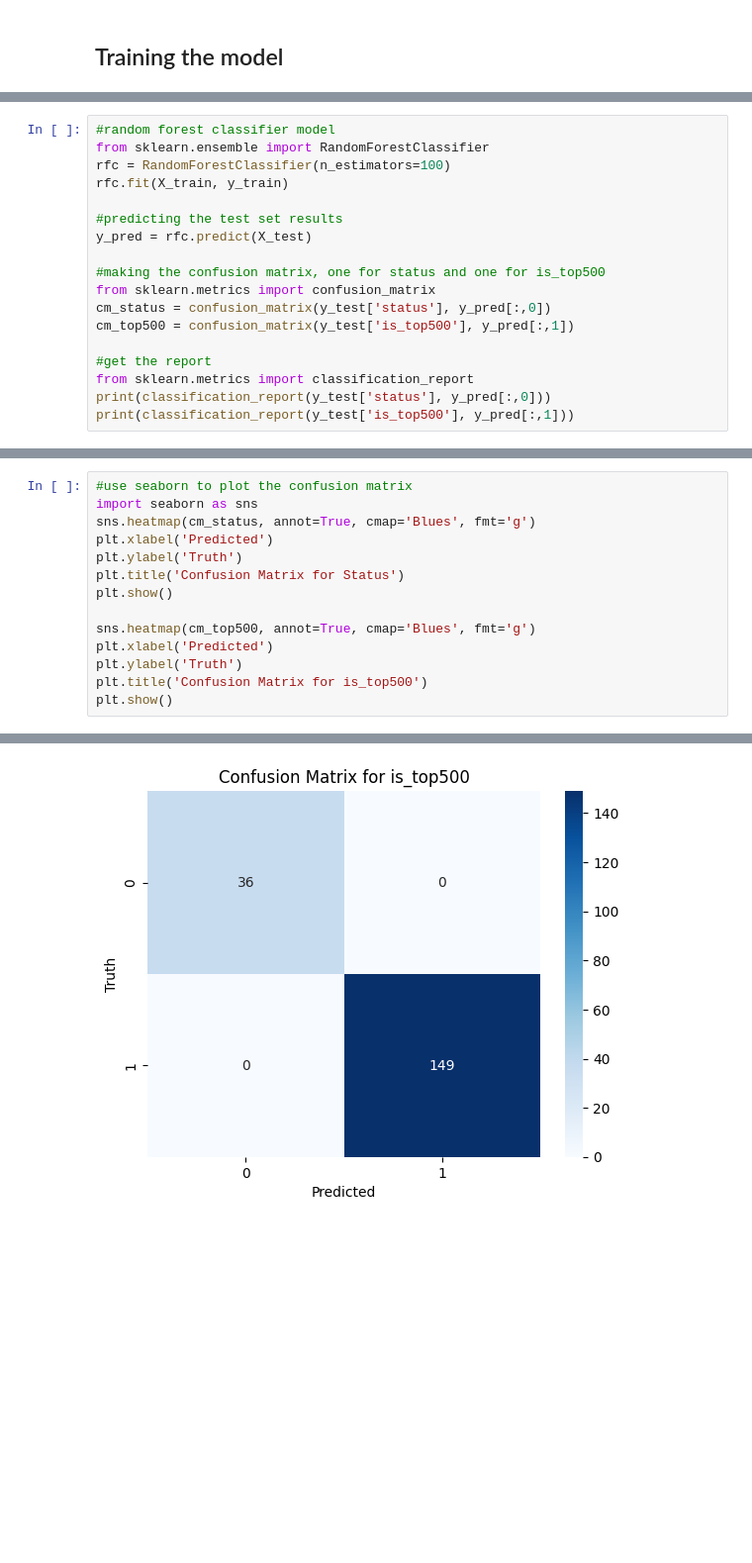
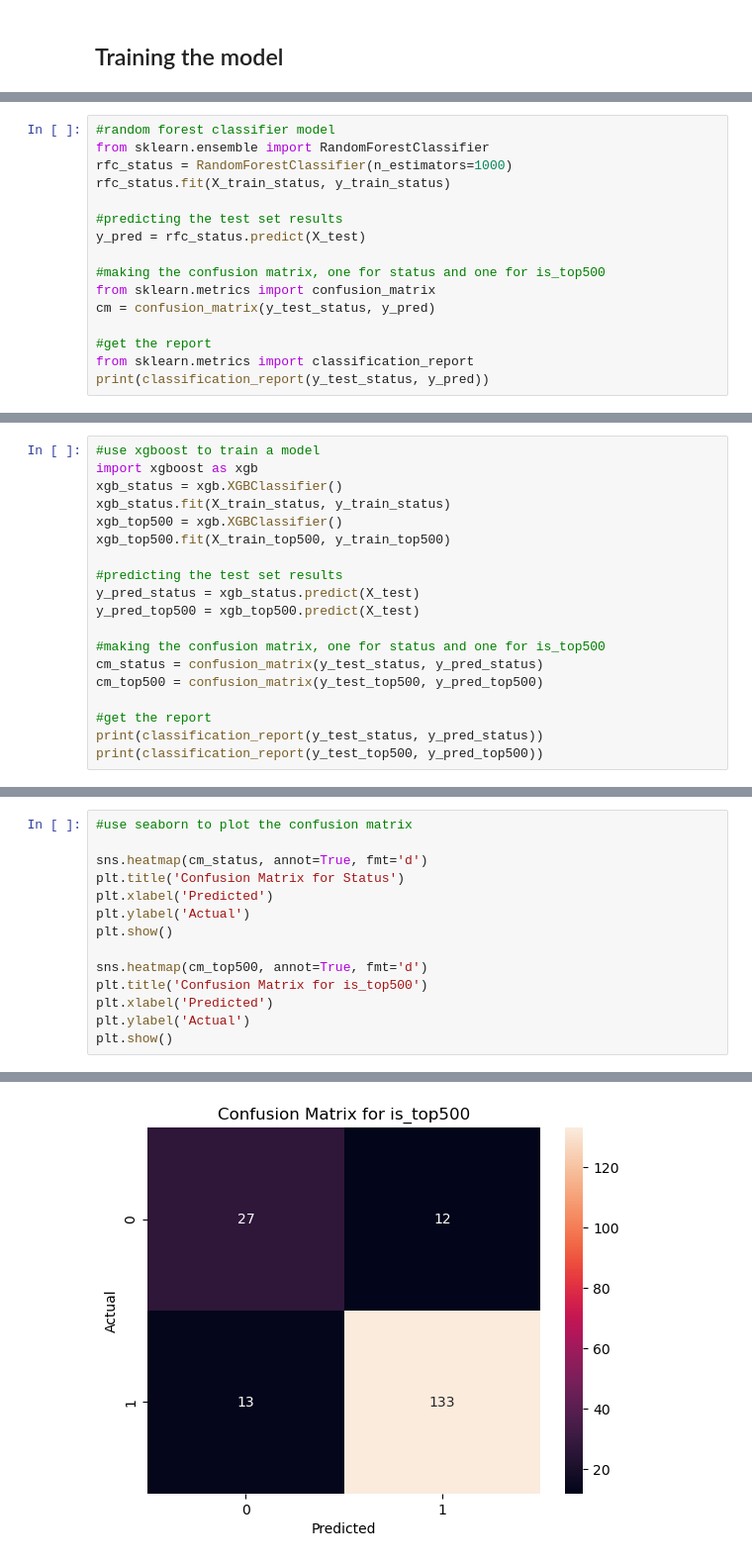
Before and after one commit to BoltStrike77/SparkHub, a Jupyter notebook: startupPredictor.ipynb, the cells around one changed output, grey strips where cells are left out. Shown: that part at 99% size. Saved outputs shown, nothing was run; the diff lists cells and outputs as text; blank space fills up the shorter version.

Commit message:
Massive model changes, added SMOTE to rebalance models.

```diff
--- a/startupPredictor.ipynb
+++ b/startupPredictor.ipynb
@@ -111,21 +193,19 @@ X_train, X_test, y_train, y_test = train_test_split(X, y, test_size=0.2)
 # %%
 #random forest classifier model
 from sklearn.ensemble import RandomForestClassifier
-rfc = RandomForestClassifier(n_estimators=100)
-rfc.fit(X_train, y_train)
+rfc_status = RandomForestClassifier(n_estimators=1000)
+rfc_status.fit(X_train_status, y_train_status)
 
 #predicting the test set results
-y_pred = rfc.predict(X_test)
+y_pred = rfc_status.predict(X_test)
 
 #making the confusion matrix, one for status and one for is_top500
 from sklearn.metrics import confusion_matrix
-cm_status = confusion_matrix(y_test['status'], y_pred[:,0])
-cm_top500 = confusion_matrix(y_test['is_top500'], y_pred[:,1])
+cm = confusion_matrix(y_test_status, y_pred)
 
 #get the report
 from sklearn.metrics import classification_report
-print(classification_report(y_test['status'], y_pred[:,0]))
-print(classification_report(y_test['is_top500'], y_pred[:,1]))
+print(classification_report(y_test_status, y_pred))
 # %% [output]
               precision    recall  f1-score   support
 
@@ -159,0 +308,19 @@ print(accuracy_score(y_train['is_top500'], rfc.predict(X_train)[:,1]))
+# %%
+#use xgboost to train a model
+import xgboost as xgb
+xgb_status = xgb.XGBClassifier()
+xgb_status.fit(X_train_status, y_train_status)
+xgb_top500 = xgb.XGBClassifier()
+xgb_top500.fit(X_train_top500, y_train_top500)
+
+#predicting the test set results
+y_pred_status = xgb_status.predict(X_test)
+y_pred_top500 = xgb_top500.predict(X_test)
+
+#making the confusion matrix, one for status and one for is_top500
+cm_status = confusion_matrix(y_test_status, y_pred_status)
+cm_top500 = confusion_matrix(y_test_top500, y_pred_top500)
+
+#get the report
+print(classification_report(y_test_status, y_pred_status))
+print(classification_report(y_test_top500, y_pred_top500))
@@ -160,15 +362,15 @@ print(accuracy_score(y_train['is_top500'], rfc.predict(X_train)[:,1]))
 # %%
 #use seaborn to plot the confusion matrix
-import seaborn as sns
-sns.heatmap(cm_status, annot=True, cmap='Blues', fmt='g')
+
+sns.heatmap(cm_status, annot=True, fmt='d')
+plt.title('Confusion Matrix for Status')
 plt.xlabel('Predicted')
-plt.ylabel('Truth')
-plt.title('Confusion Matrix for Status')
+plt.ylabel('Actual')
 plt.show()
 
-sns.heatmap(cm_top500, annot=True, cmap='Blues', fmt='g')
+sns.heatmap(cm_top500, annot=True, fmt='d')
+plt.title('Confusion Matrix for is_top500')
 plt.xlabel('Predicted')
-plt.ylabel('Truth')
-plt.title('Confusion Matrix for is_top500')
+plt.ylabel('Actual')
 plt.show()
 # %% [output]
@@ -176 +378 @@ plt.show()
-[figure, old version]
+[figure, new version]
```
Also changed, not shown: parts of 30 cells of this notebook, 1 other file.
